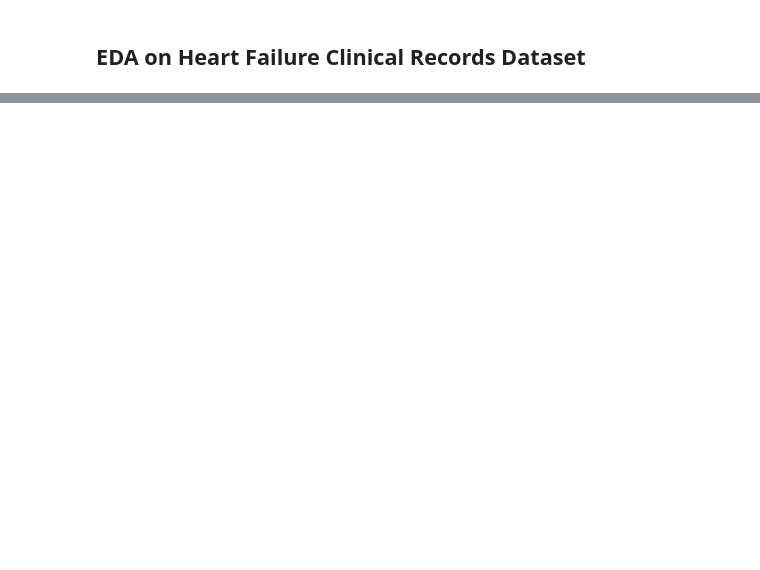
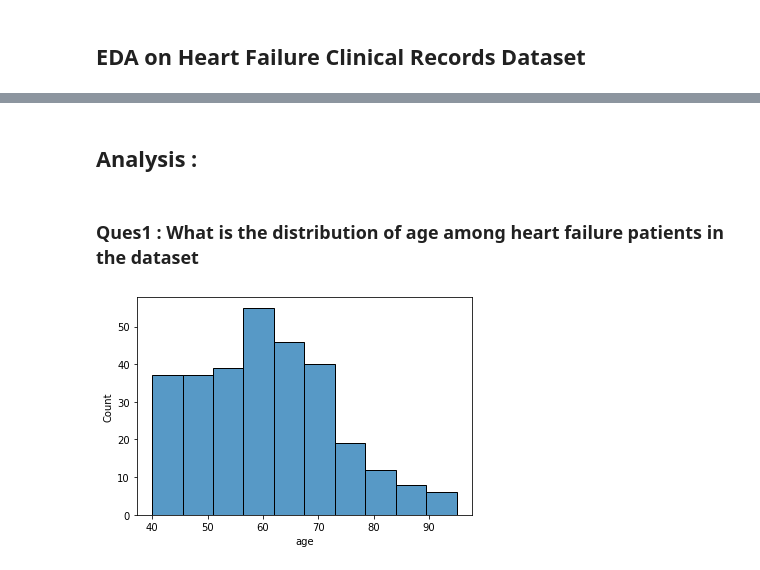
Before and after one commit to Noorain-Raza-coder/EDA-Heart-Failure, a Jupyter notebook: Heart_failure_EDA.ipynb, the cells around one changed output, grey strips where cells are left out. Drawn from its saved outputs; the diff is of its cells as text; code cells hidden in the pictures; blank space fills up the shorter version.

```diff
--- a/Heart_failure_EDA.ipynb
+++ b/Heart_failure_EDA.ipynb
@@ -46,0 +60,3 @@ Time: Follow-up period (in days) for the patient's condition (numeric).
+# %%
+df = pd.read_csv("heart_failure_clinical_records_dataset.csv")
+df
@@ -46,0 +196,9 @@ Time: Follow-up period (in days) for the patient's condition (numeric).
+# %% [markdown]
+## Analysis :
+# %% [markdown]
+### Ques1 :  What is the distribution of age among heart failure patients in the dataset
+# %%
+sns.histplot(df['age'])
+plt.show()
+# %% [output]
+[figure, added]
```
Also changed, not shown: parts of 60 cells of this notebook.
